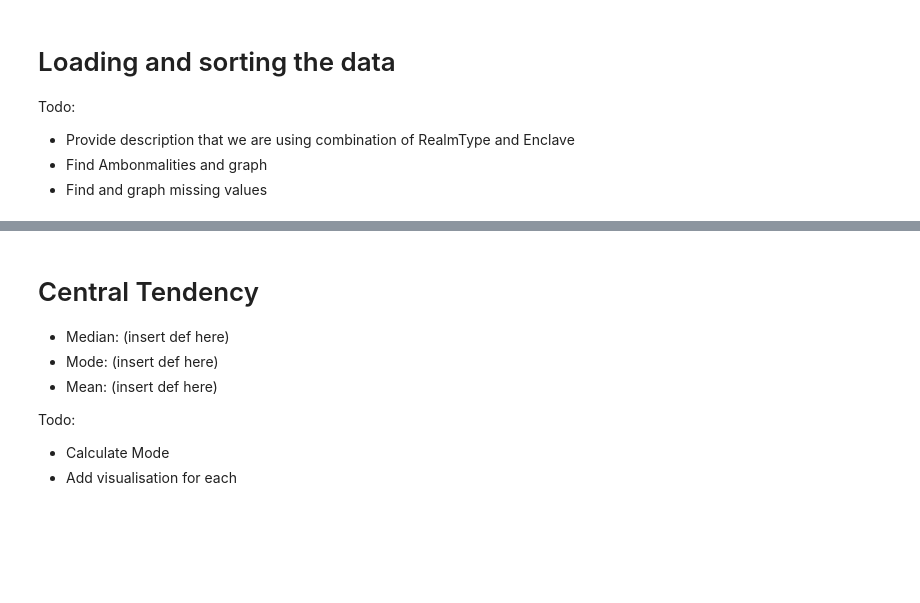
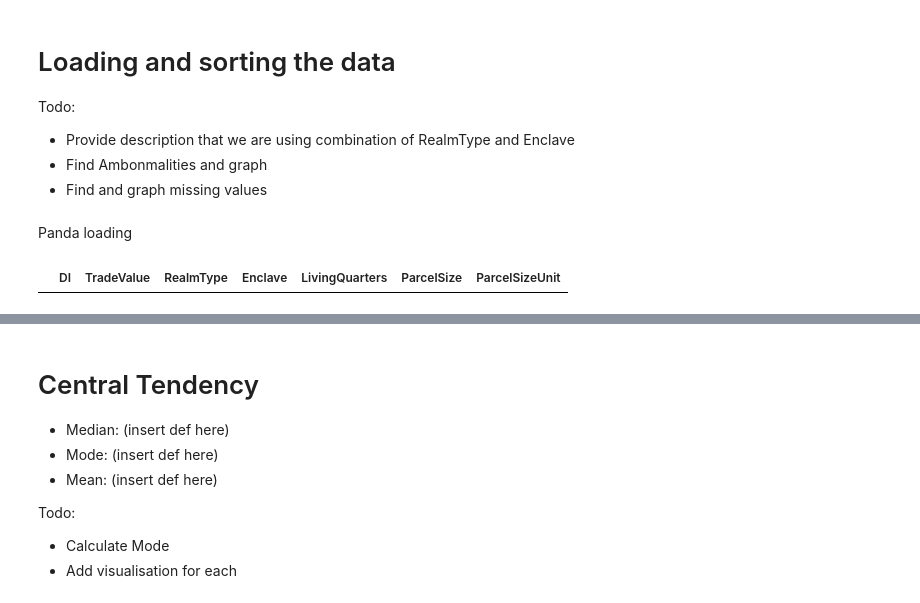
Before and after one commit to rayansamman/Slavic-Sultanate, a Jupyter notebook: src/first-iteration.ipynb, the cells around one changed output, grey strips where cells are left out. Drawn from its saved outputs; the diff is of its cells as text; code cells hidden in the pictures; blank space fills up the shorter version.

Commit message:
introducing pandas

```diff
--- a/src/first-iteration.ipynb
+++ b/src/first-iteration.ipynb
@@ -49,3 +52,11 @@ for (key,values) in combinations.items():
 # Sort the values with the respective keys
 mean_values = sorted([(out.key,out.mean) for out in  output],key= lambda x: x[1])
 median_values = sorted([(out.key,out.median) for out in  output],key= lambda x: x[1])
+# %% [markdown]
+Panda loading
+# %%
+
+df = pd.read_csv('set9_it1.csv')
+df.head(0)
+# %% [output]
+|  | DI | TradeValue | RealmType | Enclave | LivingQuarters | ParcelSize | ParcelSizeUnit |
```
Also changed, not shown: parts of 5 cells of this notebook.
